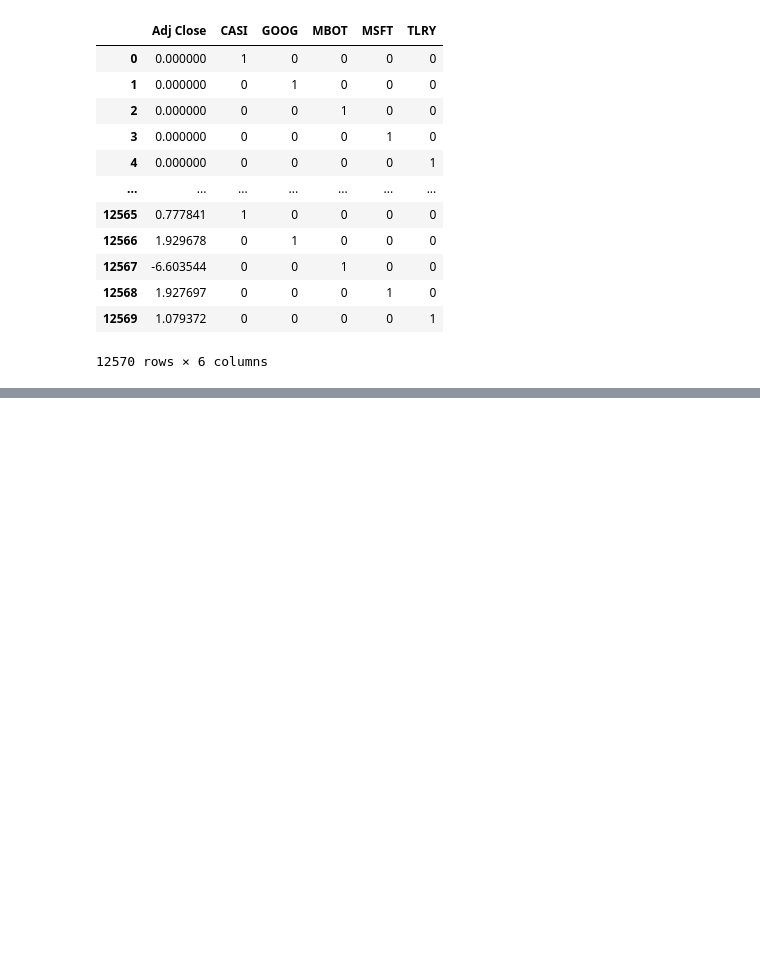
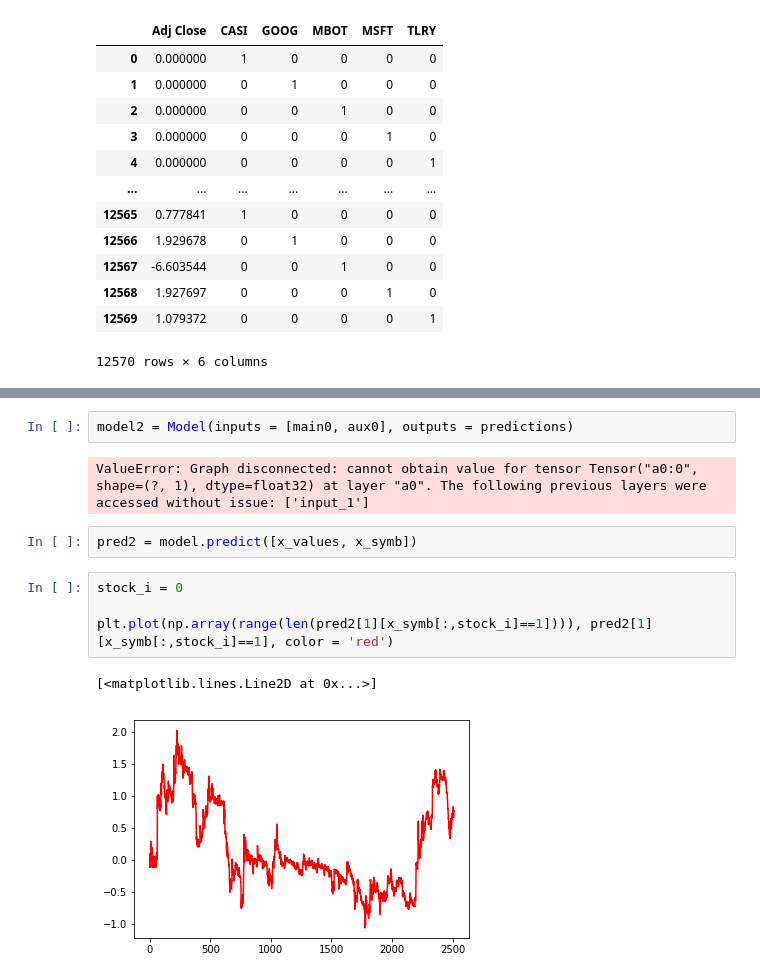
Before and after one commit to d3brown3/stockPortfolioGen, a Jupyter notebook: src/code.ipynb, the cells around one changed output, grey strips where cells are left out. Cells and saved outputs as stored; diff of their text form; blank space fills up the shorter version.

Commit message:
update reshape error

```diff
--- a/src/code.ipynb
+++ b/src/code.ipynb
@@ -403,0 +474,13 @@ dat
+# %%
+model2 = Model(inputs = [main0, aux0], outputs = predictions)
+# %% [output]
+ValueError: Graph disconnected: cannot obtain value for tensor Tensor("a0:0", shape=(?, 1), dtype=float32) at layer "a0". The following previous layers were accessed without issue: ['input_1']
+# %%
+pred2 = model.predict([x_values, x_symb])
+# %%
+stock_i = 0
+
+plt.plot(np.array(range(len(pred2[1][x_symb[:,stock_i]==1]))), pred2[1][x_symb[:,stock_i]==1], color = 'red')
+# %% [output]
+[<matplotlib.lines.Line2D at 0x...>]
+[figure, added]
```
Also changed, not shown: parts of 12 cells of this notebook.
